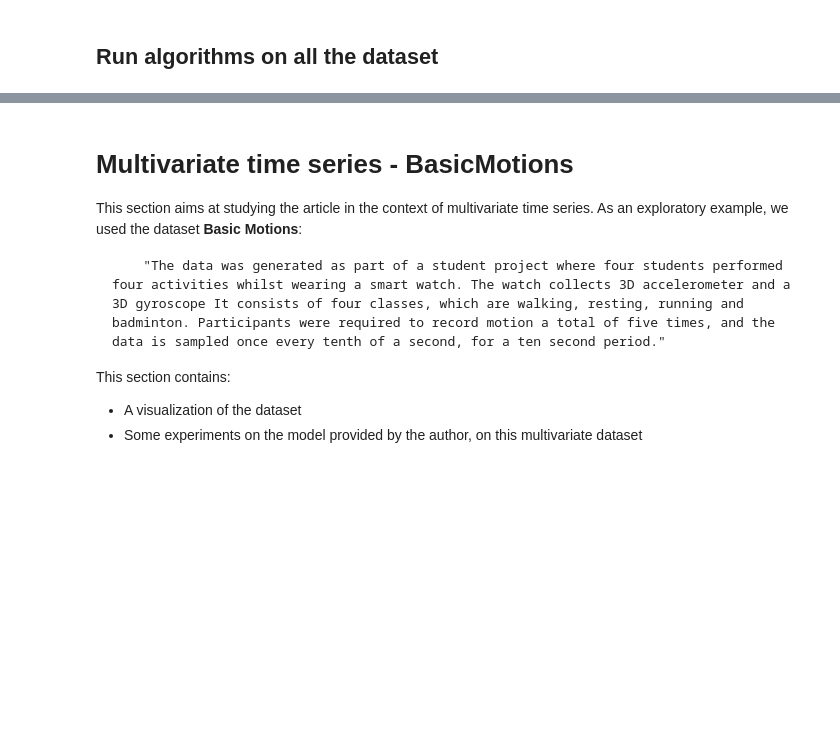
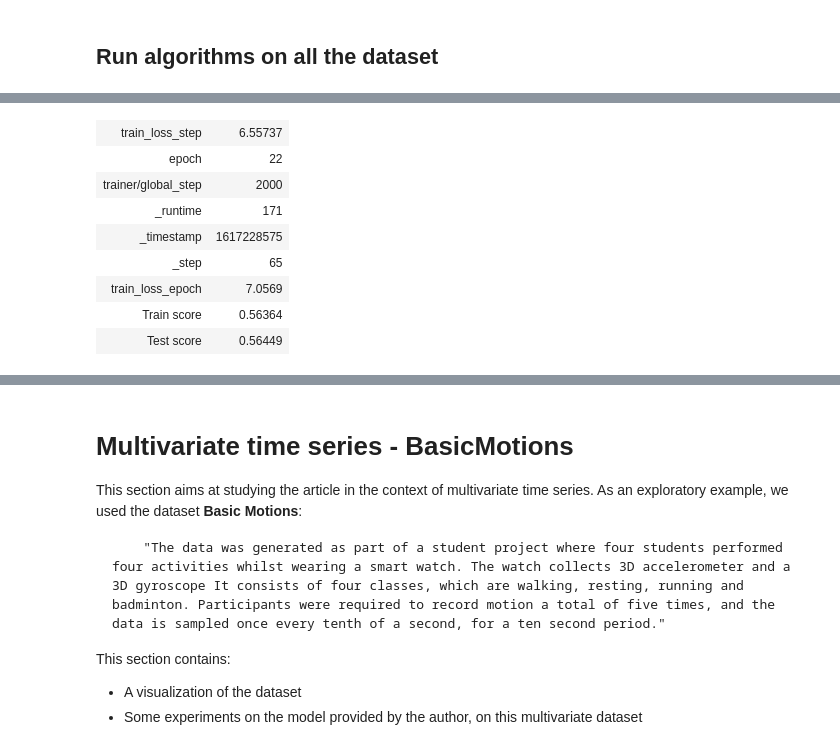
Before and after one commit to nicolas-dufour/time-series-self-supervised-learning, a Jupyter notebook: Experiments.ipynb, the cells around one changed output, grey strips where cells are left out. Cells and saved outputs as stored; diff of their text form; code cells hidden in the pictures; blank space fills up the shorter version.

Commit message:
Changed wandb loggin

```diff
--- a/Experiments.ipynb
+++ b/Experiments.ipynb
@@ -135,7 +134,7 @@ X_test: (80, 1, 288)
 y_test: (80,)
 # %%
 # Optimization parameters
-batch_size = 20
+batch_size = 10
 num_workers = 2
 betas = (0.9, 0.999)
 weight_decay = 1e-2
@@ -144,7 +143,7 @@ lr = 0.001
 # Model parameter
 in_channels = 1
 channels = 40
-depth = 4
+depth = 10
 reduced_size = 160
 out_channels = 320
 kernel_size = 3
@@ -196,7 +195,7 @@ wandb_logger = pl.loggers.WandbLogger(
     project="Self Supervised Time Series LEarning", name="Run n 1"
 )
 trainer = pl.Trainer(
-    #gpus=1,
+    gpus=1,
     max_steps=max_steps,
     num_sanity_val_steps = -1,
     logger=wandb_logger,
@@ -236,24 +238,38 @@ fig.write_html("./test_tsne_FordA_without_Train.html", auto_play=True)
 # %%
 from glob import glob
 
+# Optimization parameters
+batch_size = 10
+num_workers = 2
+betas = (0.9, 0.999)
+weight_decay = 1e-2
+lr = 0.001
+
+# Model parameter
+in_channels = 1
+channels = 40
+depth = 10
+reduced_size = 160
+out_channels = 320
+kernel_size = 3
+N_sample = 288
 
 dataset_name = []
 train_score_list = []
 test_score_list = []
 
-for dir_path in glob(os.path.join(root_data,'UCR','*')):
+for dir_path in tqdm(glob(os.path.join(root_data,'*'))):
 
     print('Doing {}'.format(os.path.basename(dir_path)))
     train_path = glob(os.path.join(dir_path,'*TRAIN.tsv'))[0] if len(glob(os.path.join(dir_path,'*TRAIN.tsv')))>0 else None
-    test_path = glob(os.path.join(dir_path,'*TEST.tsv')) if len(glob(os.path.join(dir_path,'*TEST.tsv')))>0 else None
+    test_path = glob(os.path.join(dir_path,'*TEST.tsv'))[0] if len(glob(os.path.join(dir_path,'*TEST.tsv')))>0 else None
 
     if train_path is None or test_path is None or os.path.basename(dir_path)=='PigAirwayPressure':
         continue
 
 
     # Datamodule importation
-    datamodule = TimeSeriesDataModule(train_path, val_path, batch_size, num_workers, min_length=20, multivariate=False, fill_na=True)
-
+    datamodule = TimeSeriesDataModule(train_path, test_path, batch_size, num_workers, min_length=20, multivariate=False, fill_na=True)
     # Model definition
     model = TimeSeriesEmbedder(
         in_channels = in_channels,
@@ -266,33 +282,50 @@ for dir_path in glob(os.path.join(root_data,'UCR','*')):
         weight_decay = weight_decay,
         betas = betas,
         train_path=train_path,
-        test_path=val_path
+        test_path=test_path
     )
 
-    epochs = 200
+    max_steps = 2000
     checkpoint_callback = pl.callbacks.ModelCheckpoint(
-         mode ='min',
-         monitor='train_loss_epoch',
-         dirpath='checkpoints',
-        filename='causalcnn-{epoch:02d}-{train_loss_epoch:.2f}')
+        mode="min",
+        monitor="train_loss_epoch",
+        dirpath="checkpoints",
+        filename="causalcnn-{epoch:02d}-{train_loss_epoch:.2f}",
+    )
 
-    wandb_logger = pl.loggers.WandbLogger(project='Self Supervised Time Series Learning', name='ALL EXPERIMENTS - {}'.format(os.path.basename(dir_path)), prefix=os.path.basename(dir_path))
-    trainer  = pl.Trainer(
-        max_epochs=epochs,
-        logger = wandb_logger,
-        check_val_every_n_epoch=30,
-        callbacks = [checkpoint_callback])
+
+    run = wandb.init(
+         project='self-supervised-time-series',
+         name='ALL EXPERIMENTS - {}'.format(os.path.basename(dir_path)),
+         tags=[os.path.basename(dir_path)],
+         group='Sigmoid loss',
+         entity='nicolas-dufour-team',
+         reinit=True
+         )
+    wandb_logger = pl.loggers.WandbLogger()
+    trainer = pl.Trainer(
+        gpus=1,
+        max_steps=max_steps,
+        num_sanity_val_steps = -1,
+        logger=wandb_logger,
+        # val_check_interval=50,
+        callbacks=[checkpoint_callback],
+    )
+    model.datamodule = datamodule
     trainer.fit(model, datamodule)
-    fig = trainer.test()
+    fig = trainer.test(verbose=False)
 
-    try:
-        train_score, test_score = model.compute_scores()
-        print('\n', train_score, test_score)
-        dataset_name.append(os.path.basename(dir_path))
-        train_score_list.append(train_score)
-        test_score_list.append(test_score)
-    except:
-        print('Dataset: {} does not have enough example per class (will fix that)'.format(os.path.basename(dir_path)))
-
+    # try:
+    train_score, test_score = model.compute_scores()
+    print('\n', train_score, test_score)
+    dataset_name.append(os.path.basename(dir_path))
+    wandb.log({'Train score': train_score})
+    wandb.log({'Test score': test_score})
+    train_score_list.append(train_score)
+    test_score_list.append(test_score)
+    # except:
+    #     print('Dataset: {} does not have enough example per class (will fix that)'.format(os.path.basename(dir_path)))
+    run.finish()
 results = pd.DataFrame(np.array([dataset_name,train_score_list, test_score_list]).transpose(), columns=['Name', 'Train Accuracy', 'Test Accuracy'])
 results.to_csv('./results_univariate_without_training.csv')
+# %% [output]
@@ -298,0 +366,9 @@ results.to_csv('./results_univariate_without_training.csv')
+| train_loss_step | 6.55737 |
+| epoch | 22 |
+| trainer/global_step | 2000 |
+| _runtime | 171 |
+| _timestamp | 1617228575 |
+| _step | 65 |
+| train_loss_epoch | 7.0569 |
+| Train score | 0.56364 |
+| Test score | 0.56449 |
```
Also changed, not shown: parts of 17 cells of this notebook, 2 other files.
